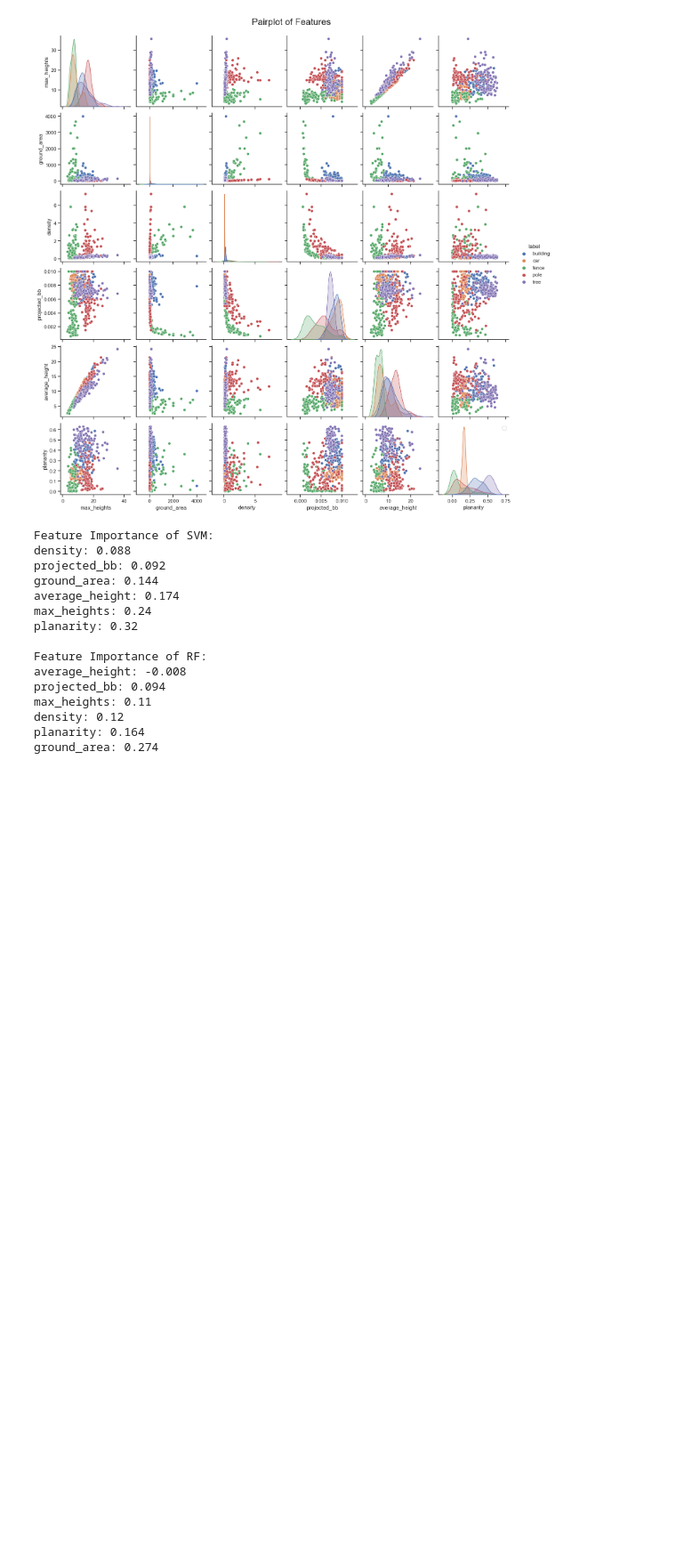
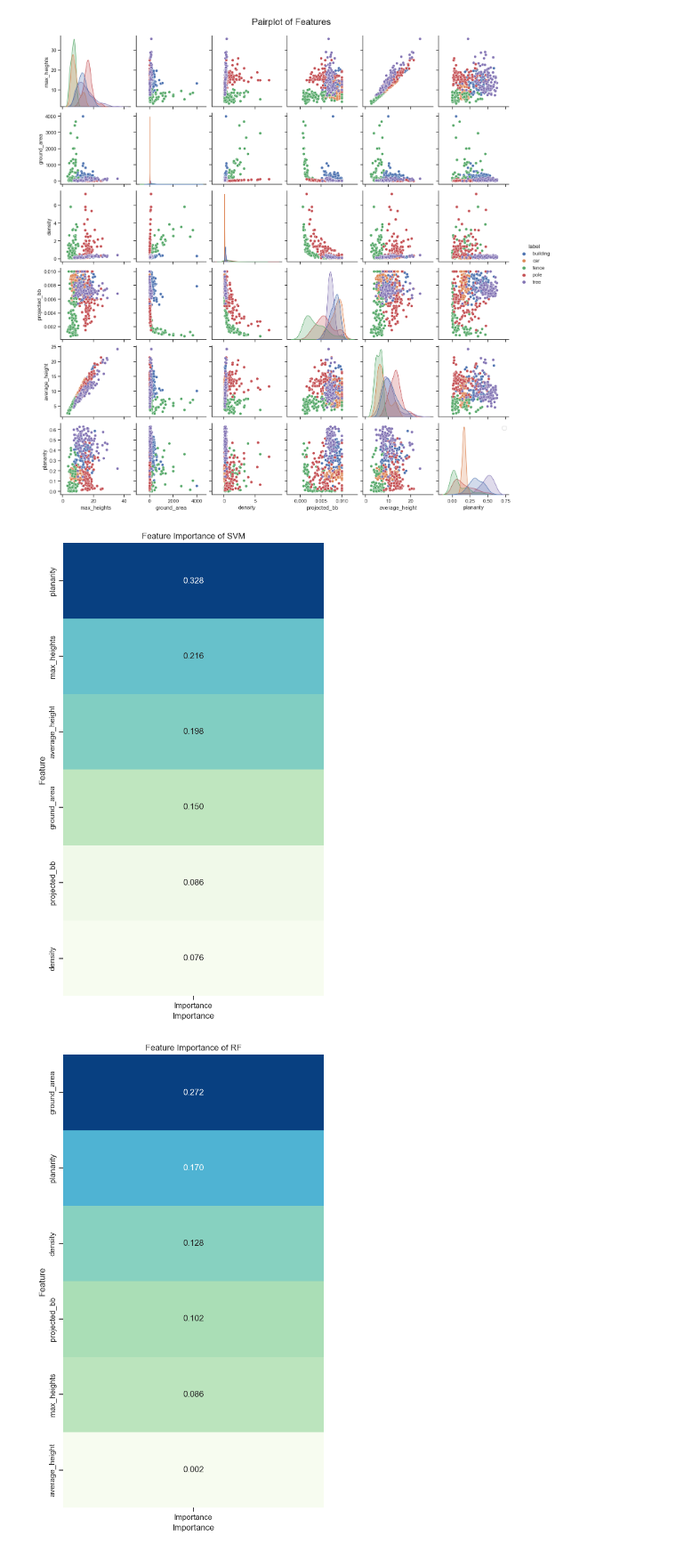
Before and after one commit to shreyakejriwal02/GEO5017_Group_13, a Jupyter notebook: Assignment_2_paolo.ipynb, the cells around one changed output. Shown at 89% size. Saved outputs shown, nothing was run; the diff lists cells and outputs as text; code cells hidden in the pictures; blank space fills up the shorter version.

```diff
--- a/Assignment_2_paolo.ipynb
+++ b/Assignment_2_paolo.ipynb
@@ -105,24 +105,11 @@ X = df_features.drop('label', axis=1)
 y = df_features['label']
 # %%
 # Find out the most important features per classifier
-svm_features = functions.SVM_classifier(X,y, 0.2, feat_importance=True)
-rf_features = functions.RF_classifier(X, y, 0.2, feat_importance=True)
+svm_accuracy, svm_mean_accuracy, svm_train_acc = functions.SVM_classifier(X,y, 0.2, feat_importance=True)
+rf_accuracy, rf_mean_accuracy, rf_train_acc = functions.RF_classifier(X, y, 0.2, feat_importance=True)
 # %% [output]
-Feature Importance of SVM:
-density: 0.088
-projected_bb: 0.092
-ground_area: 0.144
-average_height: 0.174
-max_heights: 0.24
-planarity: 0.32
-
-Feature Importance of RF:
-average_height: -0.008
-projected_bb: 0.094
-max_heights: 0.11
-density: 0.12
-planarity: 0.164
-ground_area: 0.274
+[figure, added]
+[figure, added]
 # %%
 # Drop the least important features from the training data
 X_updated_svm = df_features.drop(['label', 'density', 'projected_bb'], axis=1)
```
Also changed, not shown: parts of 9 cells of this notebook, 1 other file.
